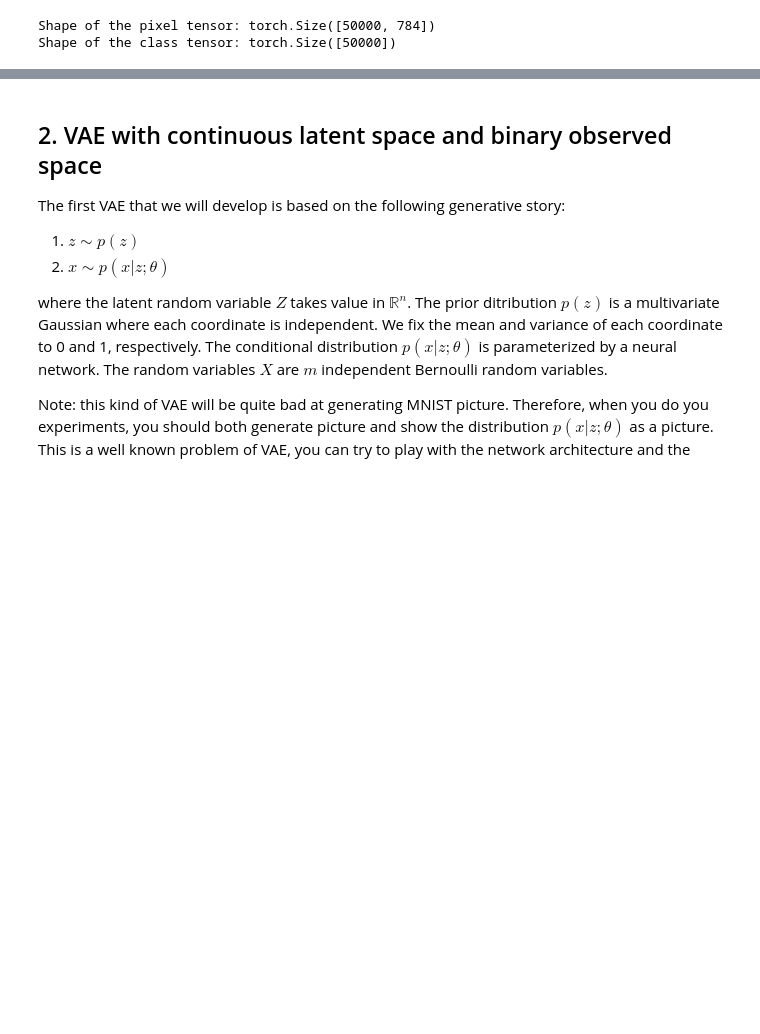
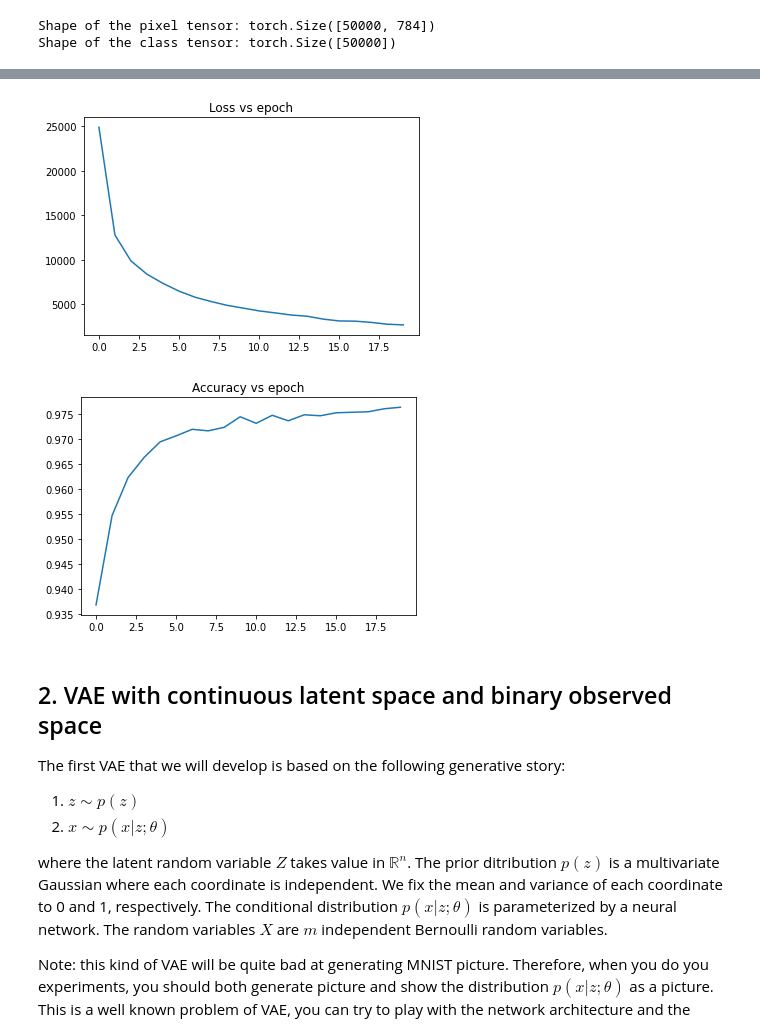
Before and after one commit to gaalocastillo/variational-auto-encoders, a Jupyter notebook: lab1_vae.ipynb, the cells around one changed output, grey strips where cells are left out. Saved outputs shown, nothing was run; the diff lists cells and outputs as text; code cells hidden in the pictures; blank space fills up the shorter version.

```diff
--- a/lab1_vae.ipynb
+++ b/lab1_vae.ipynb
@@ -249,12 +301,17 @@ for epoch in range(n_epoch):
 # %%
 # print graph to show how the loss and the accuracy evolve during training,
 # for example to see if we overfit the training data.
 # Note that MNIST is a really simple dataset, so its no really interesting in this case :)
 plt.plot(np.arange(n_epoch), all_epoch_losses)
+plt.title("Loss vs epoch")
 plt.show()
 
 plt.plot(np.arange(n_epoch), all_epoch_accuracies)
+plt.title("Accuracy vs epoch")
 plt.show()
+# %% [output]
+[figure, added]
+[figure, added]
 # %% [markdown]
 ## 2. VAE with continuous latent space and binary observed space
 
```
Also changed, not shown: parts of 5 cells of this notebook.
